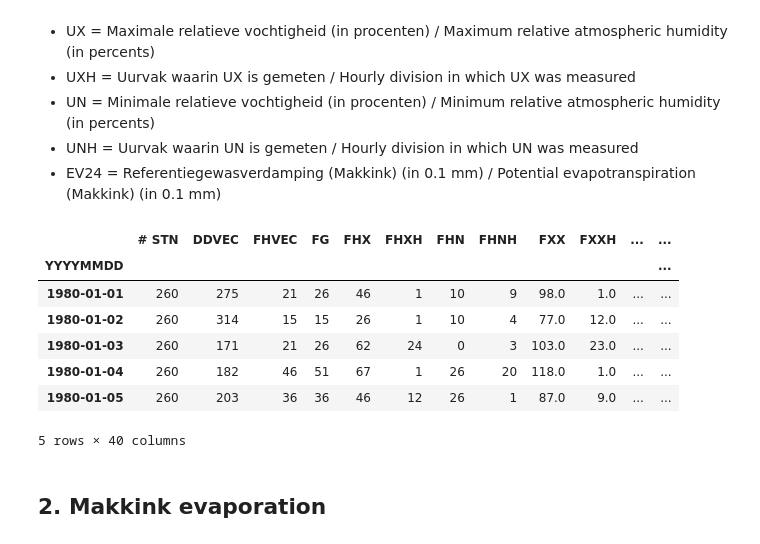
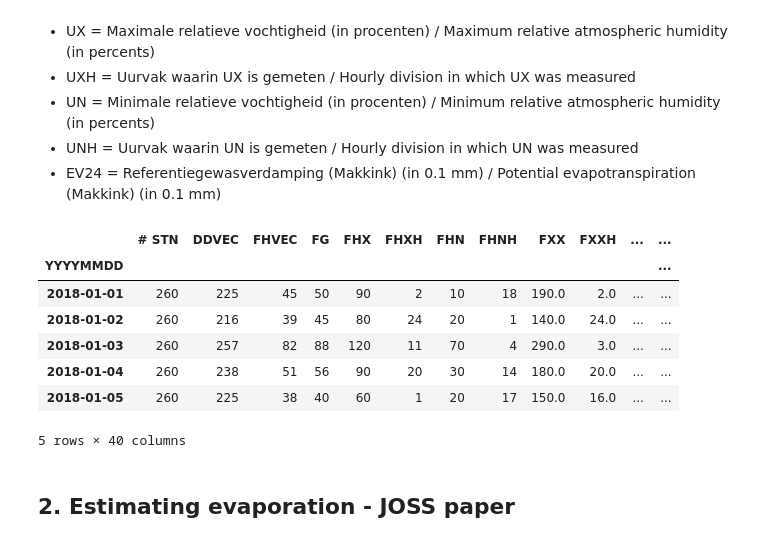
Before and after one commit to pyet-org/pyet, a Jupyter notebook: examples/example_knmi.ipynb, the cells around one changed output. Saved outputs shown, nothing was run; the diff lists cells and outputs as text; code cells hidden in the pictures.

```diff
--- a/examples/example_knmi.ipynb
+++ b/examples/example_knmi.ipynb
@@ -53,15 +55,15 @@ import pyet as pyet
 - EV24      = Referentiegewasverdamping (Makkink) (in 0.1 mm) / Potential evapotranspiration (Makkink) (in 0.1 mm)
 # %%
 data = pd.read_csv("data/etmgeg_260.txt", skiprows=46, delimiter=",",
-                   skipinitialspace=True, index_col="YYYYMMDD", parse_dates=True)
+                   skipinitialspace=True, index_col="YYYYMMDD", parse_dates=True).loc["2018",:]
 data.head()
 # %% [output]
 |  | # STN | DDVEC | FHVEC | FG | FHX | FHXH | FHN | FHNH | FXX | FXXH | ... | ... |
 | YYYYMMDD |  |  |  |  |  |  |  |  |  |  |  | ... |
-| 1980-01-01 | 260 | 275 | 21 | 26 | 46 | 1 | 10 | 9 | 98.0 | 1.0 | ... | ... |
-| 1980-01-02 | 260 | 314 | 15 | 15 | 26 | 1 | 10 | 4 | 77.0 | 12.0 | ... | ... |
-| 1980-01-03 | 260 | 171 | 21 | 26 | 62 | 24 | 0 | 3 | 103.0 | 23.0 | ... | ... |
-| 1980-01-04 | 260 | 182 | 46 | 51 | 67 | 1 | 26 | 20 | 118.0 | 1.0 | ... | ... |
-| 1980-01-05 | 260 | 203 | 36 | 36 | 46 | 12 | 26 | 1 | 87.0 | 9.0 | ... | ... |
+| 2018-01-01 | 260 | 225 | 45 | 50 | 90 | 2 | 10 | 18 | 190.0 | 2.0 | ... | ... |
+| 2018-01-02 | 260 | 216 | 39 | 45 | 80 | 24 | 20 | 1 | 140.0 | 24.0 | ... | ... |
+| 2018-01-03 | 260 | 257 | 82 | 88 | 120 | 11 | 70 | 4 | 290.0 | 3.0 | ... | ... |
+| 2018-01-04 | 260 | 238 | 51 | 56 | 90 | 20 | 30 | 14 | 180.0 | 20.0 | ... | ... |
+| 2018-01-05 | 260 | 225 | 38 | 40 | 60 | 1 | 20 | 17 | 150.0 | 16.0 | ... | ... |
 5 rows × 40 columns
 # %%
@@ -75,2 +77,2 @@ wind = data.FG/10  # to m/s
 # %% [markdown]
-## 2. Makkink evaporation
+## 2. Estimating evaporation - JOSS paper
```
Also changed, not shown: parts of 13 cells of this notebook, 11 other files.
